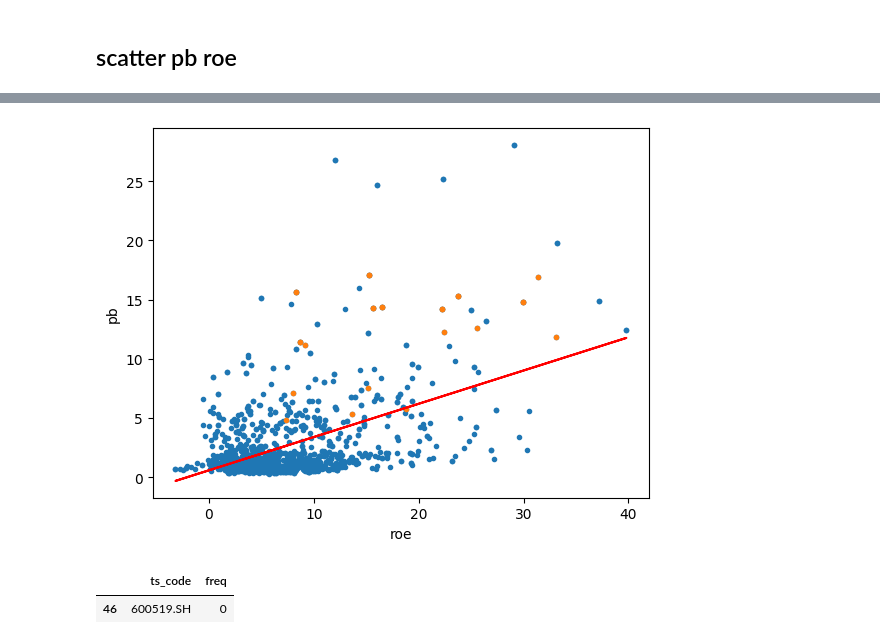
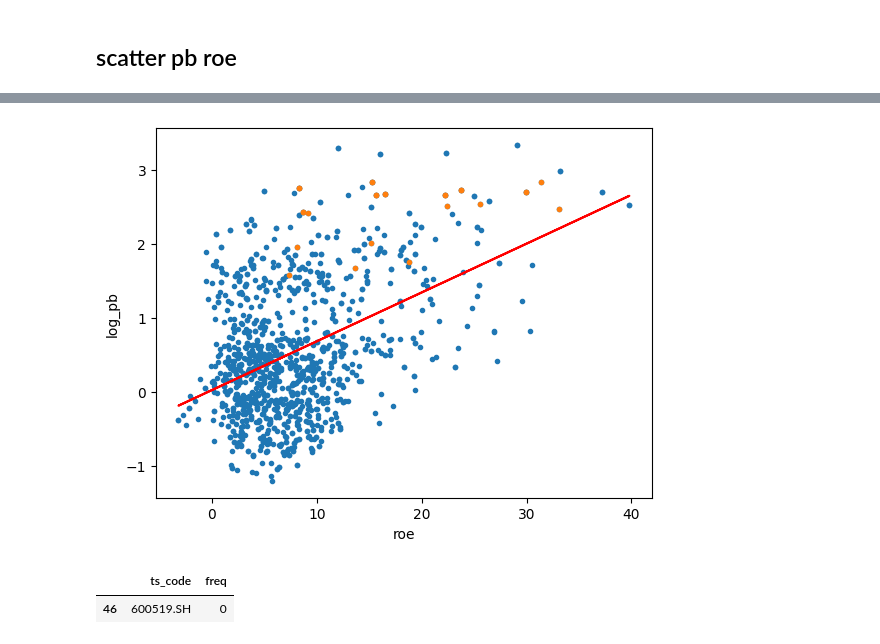
Before and after one commit to daniel620/DRL-for-QT, a Jupyter notebook: PB_ROE/PB_ROE.ipynb, the cells around one changed output, grey strips where cells are left out. Saved outputs shown, nothing was run; the diff lists cells and outputs as text; code cells hidden in the pictures.

```diff
--- a/PB_ROE/PB_ROE.ipynb
+++ b/PB_ROE/PB_ROE.ipynb
@@ -110,3 +136,6 @@ pb_df.tail(10)
+# %%
+# log pb_df
+pb_df['log_pb'] = pb_df['pb'].apply(lambda x: np.log(x))
 # %%
 print(pb_df.trade_date.nunique())
 print(pb_df.ts_code.nunique())
@@ -177,3 +207,8 @@ roe_df.tail(10)
 | 1 | 601998.SH | 2022-09-30 | 7.3369 |
 | 2 | 601998.SH | 2022-09-30 | 7.3369 |
 | 0 | 601998.SH | 2022-12-31 | 9.6155 |
+# %%
+roe_df = pd.read_csv('roe_df.csv')
+roe_df['end_date'] = pd.to_datetime(roe_df['end_date'])
+print("Stocks:",roe_df.ts_code.nunique())
+roe_df.info()
@@ -188,12 +235,12 @@ from sklearn.linear_model import LinearRegression
 # create linear regression object
 reg = LinearRegression()
 # fit
-reg.fit(merge3[['roe']], merge3['pb'])
+reg.fit(merge3[['roe']], merge3['log_pb'])
 
 # plot
-plt.scatter(merge3['roe'], merge3['pb'],marker='.')
+plt.scatter(merge3['roe'], merge3['log_pb'],marker='.')
 plt.plot(merge3['roe'], reg.predict(merge3[['roe']]), color='red')
 plt.xlabel('roe')
-plt.ylabel('pb')
+plt.ylabel('log_pb')
 plt.show()
 # %% [output]
@@ -201,14 +248,14 @@ plt.show()
 # %%
 # 根据回归选择pb被低估的股票
-merge3['pb_pred'] = reg.predict(merge3[['roe']])
+merge3['log_pb_pred'] = reg.predict(merge3[['roe']])
 
 # 统计股票pb被低估的次数
-merge3['pb_pred'] = merge3['pb'] < merge3['pb_pred'] * 0.8
-undervalue_freq = merge3.groupby('ts_code').pb_pred.sum().sort_values(ascending=False)
+merge3['log_pb_pred'] = merge3['log_pb'] < merge3['log_pb_pred'] * 0.8
+undervalue_freq = merge3.groupby('ts_code').log_pb_pred.sum().sort_values(ascending=False)
 
 # add name freq
 undervalue_freq = undervalue_freq.to_frame().reset_index()
 undervalue_freq.columns = ['ts_code', 'freq']
-undervalue_freq.sample(3)
+undervalue_freq
 # %% [output]
 |  | ts_code | freq |
@@ -218,14 +278,14 @@ undervalue_freq.sample(3)
 # %%
 # scatter pb roe 其中 601800.SH 颜色不同
 test_stock = '600519.SH'
-plt.scatter(merge3['roe'], merge3['pb'],marker='.')
-plt.scatter(merge3[merge3['ts_code'] == test_stock]['roe'], merge3[merge3['ts_code'] == test_stock]['pb'],marker='.')
+plt.scatter(merge3['roe'], merge3['log_pb'],marker='.')
+plt.scatter(merge3[merge3['ts_code'] == test_stock]['roe'], merge3[merge3['ts_code'] == test_stock]['log_pb'],marker='.')
 plt.plot(merge3['roe'], reg.predict(merge3[['roe']]), color='red')
 plt.xlabel('roe')
-plt.ylabel('pb')
+plt.ylabel('log_pb')
 plt.show()
 # %% [output]
-[figure, old version]
+[figure, new version]
 # %%
 # 600519.SH
 undervalue_freq[undervalue_freq['ts_code'] == '600519.SH']
```
Also changed, not shown: parts of 10 cells of this notebook, 2 other files.
